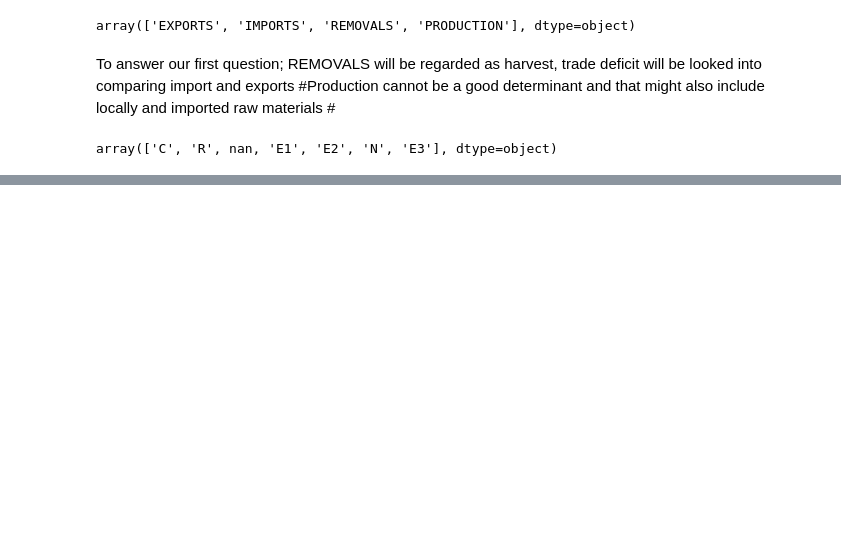
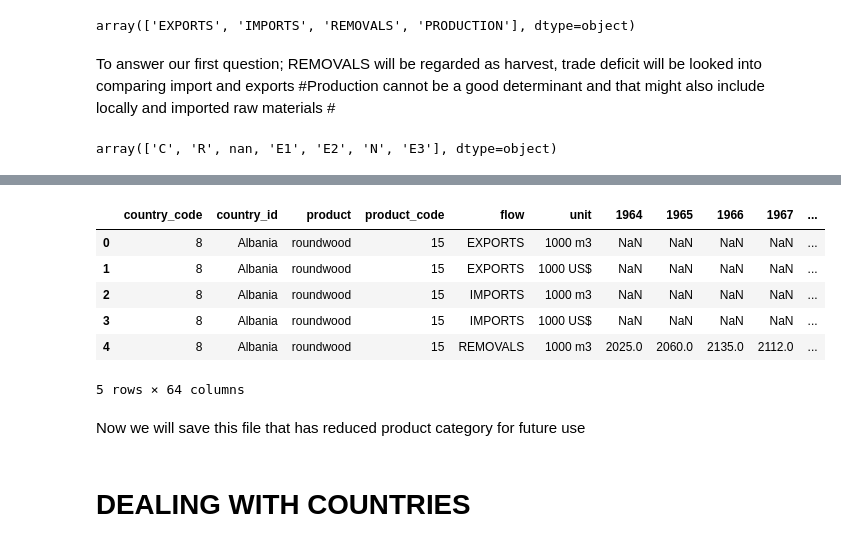
Before and after one commit to dubem12/mid_project, a Jupyter notebook: notebooks/working_note.ipynb, the cells around one changed output, grey strips where cells are left out. Drawn from its saved outputs; the diff is of its cells as text; code cells hidden in the pictures; blank space fills up the shorter version.

```diff
--- a/notebooks/working_note.ipynb
+++ b/notebooks/working_note.ipynb
@@ -236,0 +402,4 @@ def new_column(char):
+# %%
+#make column names lowercase and replace space with underscore
+data_new.columns = data_new.columns.str.lower().str.replace(' ', '_')
+data_new.columns
@@ -236,0 +416,3 @@ def new_column(char):
+# %%
+#assgn new product code to product column and create a new column for product code
+data_new['product_code'] = data_new['product'].astype('category').cat.codes
@@ -236,0 +440,16 @@ def new_column(char):
+# %%
+#change the order of columns , so that product_code is next to product
+
+data_new = data_new[[ 'country_code','country_id', 'product', 'product_code','flow', 'unit', '1964', '1965', '1966', '1967', '1968', '1969', '1970', '1971', '1972', '1973', '1974','1975', '1976', '1977', '1978', '1979', '1980', '1981', '1982', '1983','1984', '1985', '1986', '1987', '1988', '1989', '1990', '1991', '1992','1993', '1994', '1995', '1996', '1997', '1998', '1999', '2000', '2001','2002', '2003', '2004', '2005', '2006', '2007', '2008', '2009', '2010','2011', '2012', '2013', '2014', '2015', '2016', '2017', '2018', '2019','2020', '2021']]
+# %%
+data_new.head()
+# %% [output]
+|  | country_code | country_id | product | product_code | flow | unit | 1964 | 1965 | 1966 | 1967 | ... |
+| 0 | 8 | Albania | roundwood | 15 | EXPORTS | 1000 m3 | NaN | NaN | NaN | NaN | ... |
+| 1 | 8 | Albania | roundwood | 15 | EXPORTS | 1000 US$ | NaN | NaN | NaN | NaN | ... |
+| 2 | 8 | Albania | roundwood | 15 | IMPORTS | 1000 m3 | NaN | NaN | NaN | NaN | ... |
+| 3 | 8 | Albania | roundwood | 15 | IMPORTS | 1000 US$ | NaN | NaN | NaN | NaN | ... |
+| 4 | 8 | Albania | roundwood | 15 | REMOVALS | 1000 m3 | 2025.0 | 2060.0 | 2135.0 | 2112.0 | ... |
+5 rows × 64 columns
+# %% [markdown]
+Now we will save this file that has reduced product category for future use
@@ -236,0 +459,2 @@ def new_column(char):
+# %% [markdown]
+# DEALING WITH COUNTRIES
```
Also changed, not shown: parts of 60 cells of this notebook.
